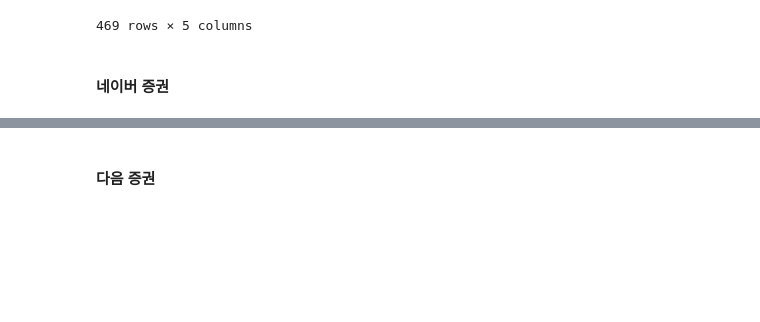
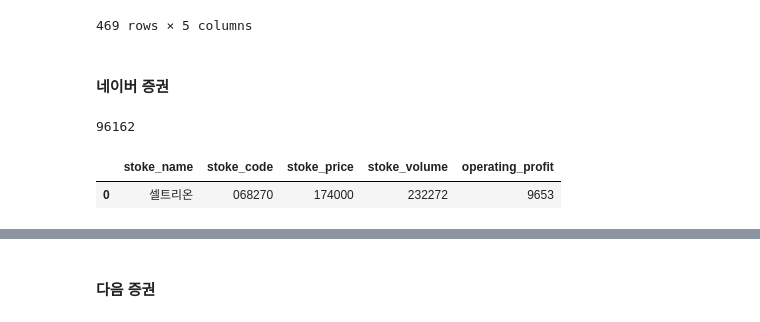
Before and after one commit to jikukjs/BigDataClass, a Jupyter notebook: bigdata 1/day03.ipynb, the cells around one changed output, grey strips where cells are left out. Saved outputs shown, nothing was run; the diff lists cells and outputs as text; code cells hidden in the pictures; blank space fills up the shorter version.

```diff
--- a/bigdata 1/day03.ipynb
+++ b/bigdata 1/day03.ipynb
@@ -1177,3 +1175,11 @@ news
 469 rows × 5 columns
 # %% [markdown]
 #### 네이버 증권
+# %%
+def bs_object_from_url(url):
+    response = requests.get(url,
+
+    )
+    bs = BeautifulSoup(response.text,'lxml')
+
+    return bs
@@ -1179,0 +1209,28 @@ news
+# %%
+url = f'https://finance.naver.com/item/main.naver?code=000660'
+bs_page = bs_object_from_url(url)
+
+#stoke_name = bs_page.select('h2 > a')[0].text
+#stoke_code = bs_page.select(".code")[0].text
+#stoke_price = int(bs_page.select("em.no_down > span.blind")[0].text.strip().replace(',',''))
+#stoke_volume = bs_page.select("div.rate_info table tr")
+#stoke_volume = int(stoke_volume[0].select("td")[2].select("span.blind")[0].text.strip().replace(',',''))
+operating_profit = bs_page.select('div.sub_section table.tb_type1.tb_num.tb_type1_ifrs tbody')
+operating_profit= int(operating_profit[0].select('tr')[2].select('td')[2].text.strip().replace(',',''))
+
+#print(stoke_name, stoke_code, stoke_price, stoke_volume, operating_profit )
+print(operating_profit)
+# %% [output]
+96162
+# %%
+stoke_info = {
+    'stoke_name':stoke_name,
+    'stoke_code':stoke_code,
+    'stoke_price':stoke_price,
+    'stoke_volume':stoke_volume,
+    'operating_profit':operating_profit
+}
+pd.DataFrame(stoke_info,index=[0])
+# %% [output]
+|  | stoke_name | stoke_code | stoke_price | stoke_volume | operating_profit |
+| 0 | 셀트리온 | 068270 | 174000 | 232272 | 9653 |
```
Also changed, not shown: parts of 9 cells of this notebook, 1 other file.
